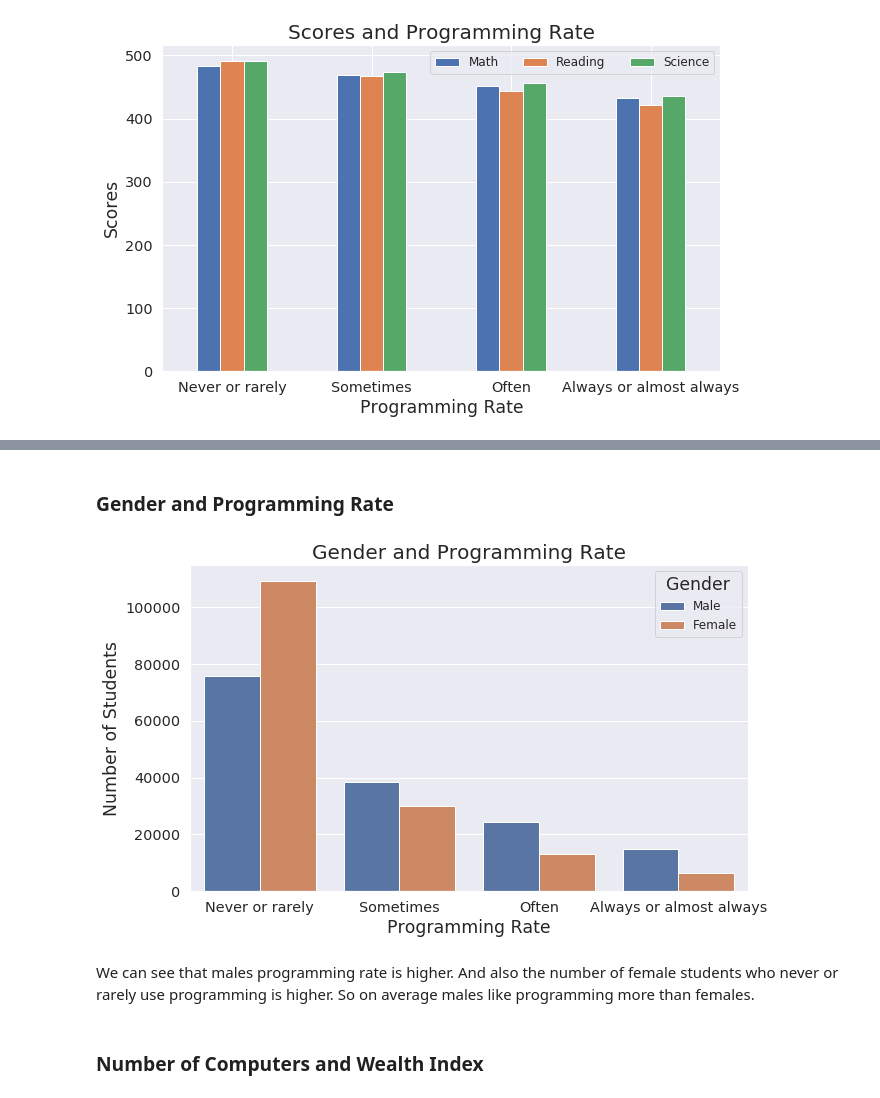
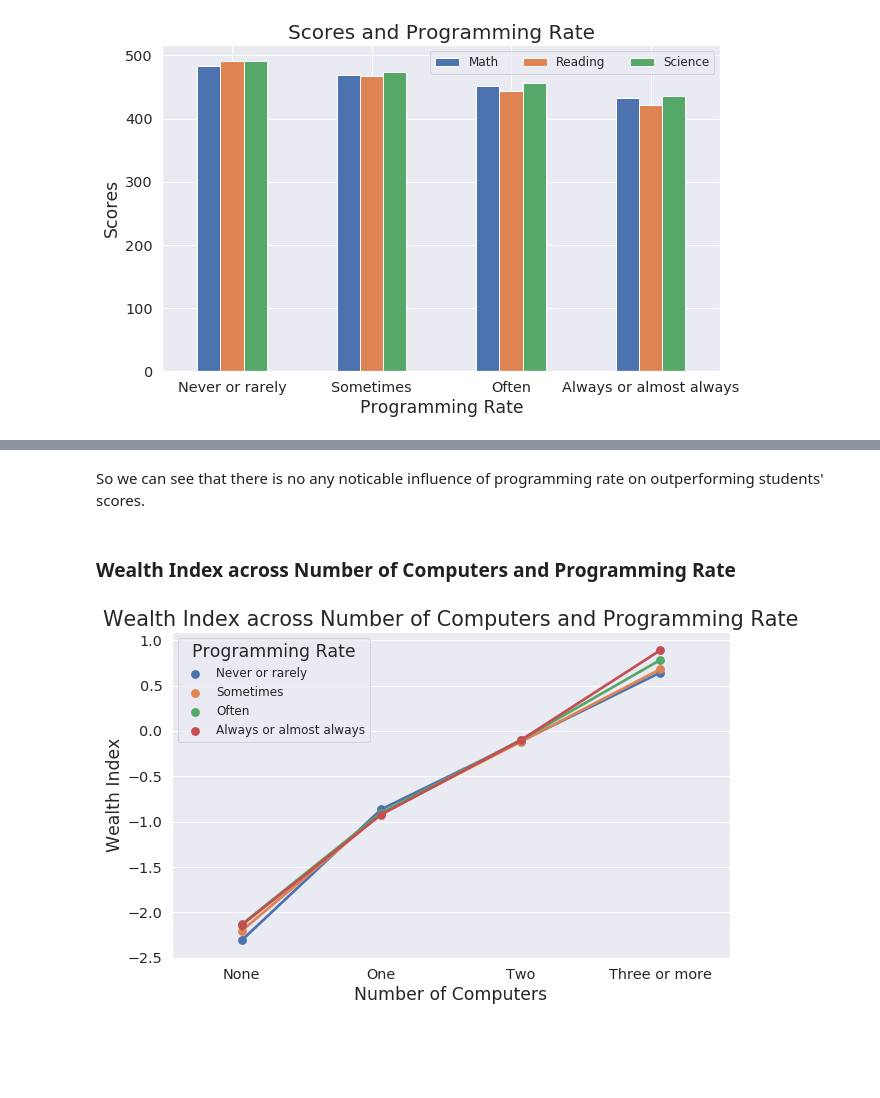
Before and after one commit to yamontv/pisa2012_visualization, a Jupyter notebook: exploration.ipynb, the cells around one changed output, grey strips where cells are left out. Drawn from its saved outputs; the diff is of its cells as text; code cells hidden in the pictures; blank space fills up the shorter version.

```diff
--- a/exploration.ipynb
+++ b/exploration.ipynb
@@ -439,17 +574,18 @@ Here we get unexpected results. The higher the rate of programming, the worse st
+# %% [markdown]
+So we can see that there is no any noticable influence of programming rate on outperforming students' scores.
 # %% [markdown]
-### Gender and Programming Rate
+### Wealth Index across Number of Computers and Programming Rate
 # %%
-plt.figure(figsize = [10, 6])
+ax = sb.pointplot(data=df,
+                  x='Number of Computers',
+                  y='Wealth Index',
+                  hue='Programming Rate')
 
-sb.countplot(data = df, x = 'Programming Rate', hue = 'Gender')
-plt.ylabel('Number of Students')
-plt.title('Gender and Programming Rate', size=20)
+plt.title('Wealth Index across Number of Computers and Programming Rate')
 
 # Save
-plt.savefig('img/gender_programming.png', dpi=200, bbox_inches="tight")
+plt.savefig('img/wealth_computers_programming.png',
+            dpi=200,
+            bbox_inches="tight")
 # %% [output]
-[figure, old version]
+[figure, new version]
-# %% [markdown]
-We can see that males programming rate is higher. And also the number of female students who never or rarely use programming  is higher. So on average males like programming more than females.
-# %% [markdown]
-### Number of Computers and Wealth Index
```
Also changed, not shown: parts of 81 cells of this notebook, 13 other files.
